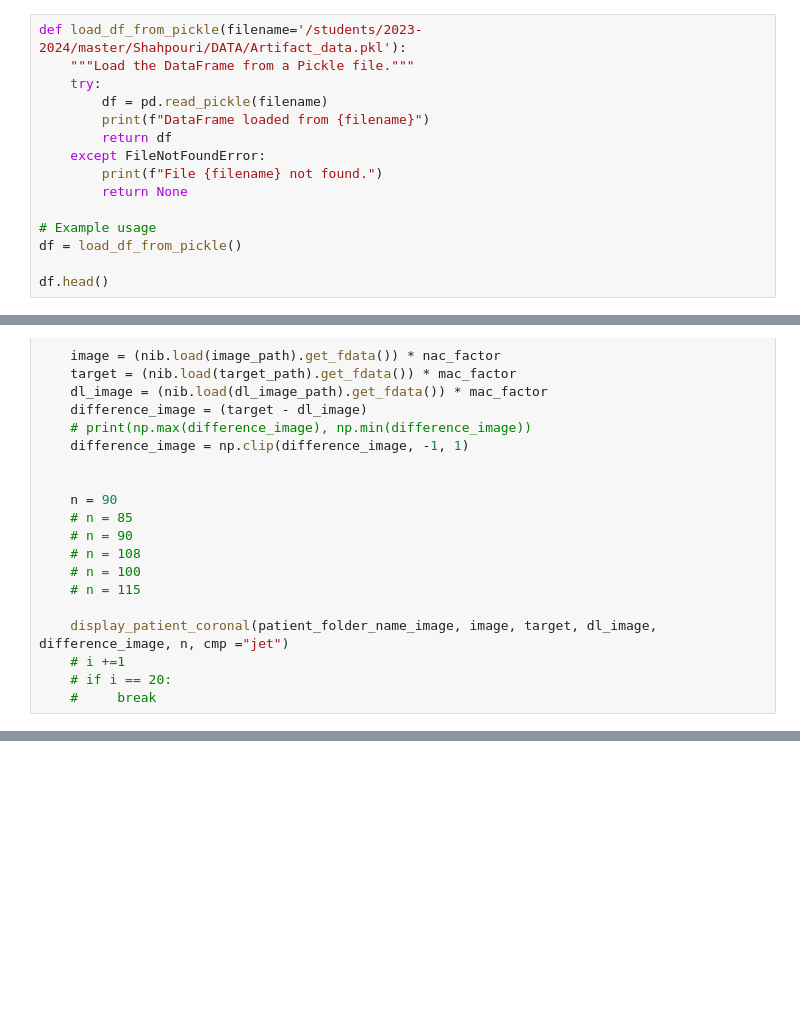
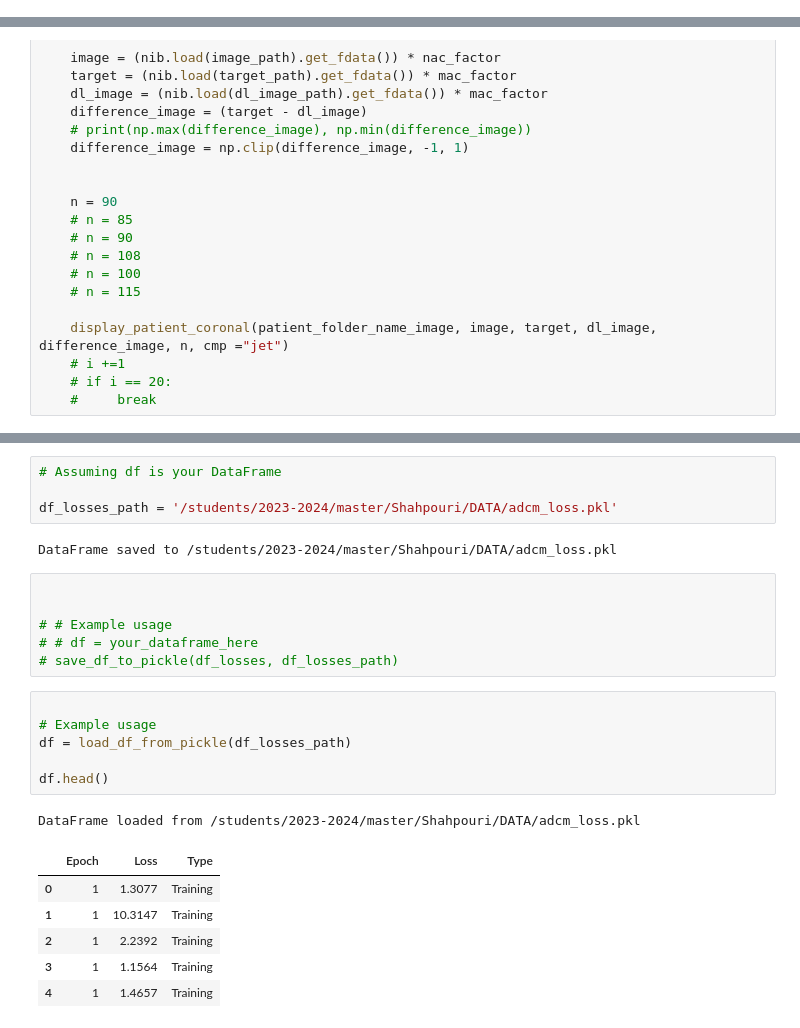
Before and after one commit to s-shahpouri/DL_PET, a Jupyter notebook: back_dashboard.ipynb, the cells around one changed output, grey strips where cells are left out. Cells and saved outputs as stored; diff of their text form; blank space fills up the shorter version.

```diff
--- a/back_dashboard.ipynb
+++ b/back_dashboard.ipynb
@@ -85,15 +93,0 @@ DataFrame saved to Artifact_data.pkl
-# %%
-def load_df_from_pickle(filename='/students/2023-2024/master/Shahpouri/DATA/Artifact_data.pkl'):
-    """Load the DataFrame from a Pickle file."""
-    try:
-        df = pd.read_pickle(filename)
-        print(f"DataFrame loaded from {filename}")
-        return df
-    except FileNotFoundError:
-        print(f"File {filename} not found.")
-        return None
-
-# Example usage
-df = load_df_from_pickle()
-
-df.head()
@@ -447,0 +521,26 @@ for file_info, name_pair in zip(test_files, test_name):
+# %%
+# Assuming df is your DataFrame
+
+df_losses_path = '/students/2023-2024/master/Shahpouri/DATA/adcm_loss.pkl'
+# %% [output]
+DataFrame saved to /students/2023-2024/master/Shahpouri/DATA/adcm_loss.pkl
+# %%
+
+
+# # Example usage
+# # df = your_dataframe_here
+# save_df_to_pickle(df_losses, df_losses_path)
+# %%
+
+# Example usage
+df = load_df_from_pickle(df_losses_path)
+
+df.head()
+# %% [output]
+DataFrame loaded from /students/2023-2024/master/Shahpouri/DATA/adcm_loss.pkl
+|  | Epoch | Loss | Type |
+| 0 | 1 | 1.3077 | Training |
+| 1 | 1 | 10.3147 | Training |
+| 2 | 1 | 2.2392 | Training |
+| 3 | 1 | 1.1564 | Training |
+| 4 | 1 | 1.4657 | Training |
```
Also changed, not shown: parts of 25 cells of this notebook, 5 other files.
